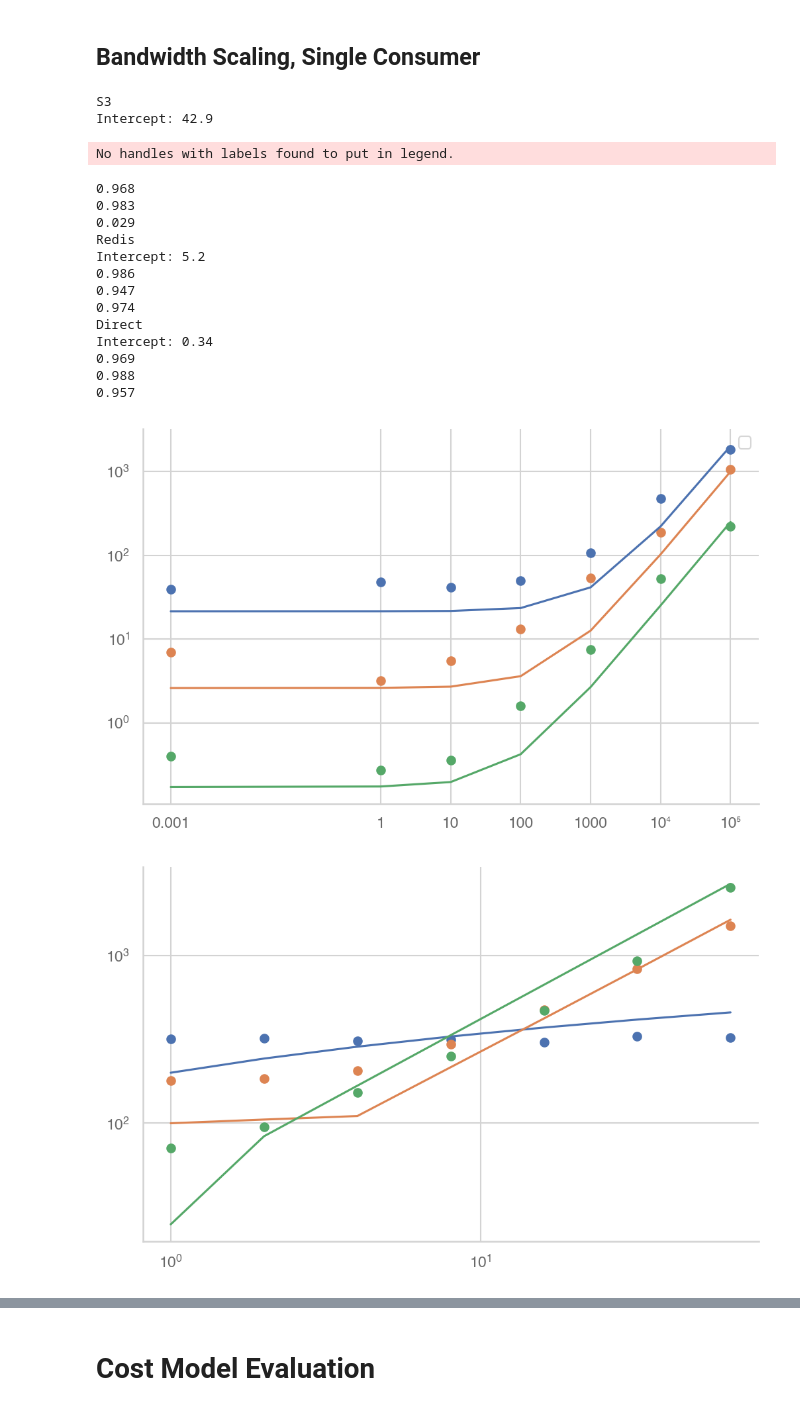
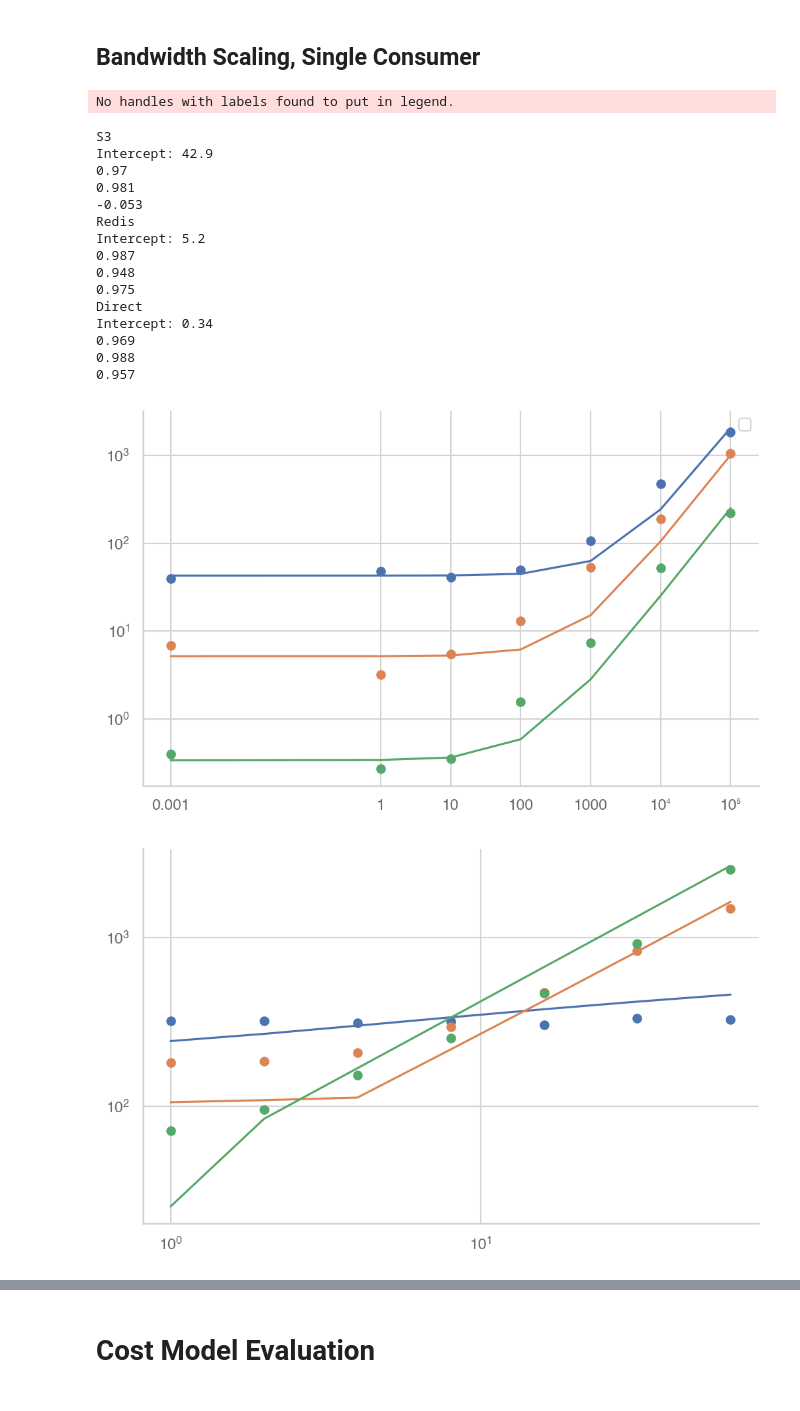
Before and after one commit to OpenCoreCH/LambdaCommBenchmarks, a Jupyter notebook: analysis/lambda_comm_benchmarks.ipynb, the cells around one changed output, grey strips where cells are left out. Saved outputs shown, nothing was run; the diff lists cells and outputs as text; code cells hidden in the pictures.

```diff
--- a/analysis/lambda_comm_benchmarks.ipynb
+++ b/analysis/lambda_comm_benchmarks.ipynb
@@ -1111,7 +1111,7 @@ for experiment_name, means in p2p_experiment_means.items():
         elif experiment_name == "S3":
             transfer_in_s = (agg_size / 1000) / s3_bandwidth
         #pred = intercept + transfer_in_s * 1000
-        pred = 0.5 * intercept + transfer_in_s * 1000
+        pred = np.log2(1 + 1) * intercept + transfer_in_s * 1000
         preds.append(pred)
     #print(np.array(preds).reshape(-1,1))
     #print(np.array(list(plot_data.values())).reshape(-1,1))
@@ -1130,57 +1130,57 @@ for experiment_name, means in p2p_experiment_means.items():
             transfer_in_s = (agg_size / 1000) / redis_bw_multiple
         elif experiment_name == "S3":
             transfer_in_s = (agg_size / 1000) / (8 * s3_bandwidth)
-        pred = np.log2(8) * intercept + transfer_in_s * 1000
+        pred = np.log2(8 + 1) * intercept + transfer_in_s * 1000
         preds.append(pred)
     #print(np.array(preds).reshape(-1,1))
     #print(np.array(list(one_to_many_performance_means[experiment_name].values())).reshape(-1,1))
     ax3.scatter(list(one_to_many_performance_means[experiment_name].keys()), list(one_to_many_performance_means[experiment_name].values()))
     ax3.plot(list(one_to_many_performance_means[experiment_name].keys()), preds)
     print(round(r2_score(np.array(preds).reshape(-1,1), np.array(list(one_to_many_performance_means[experiment_name].values())).reshape(-1,1)), 3))
 
     preds = []
     for num_lambda in multiple_data.keys():
         agg_size = 10000 * num_lambda
         if experiment_name == "Direct":
             if num_lambda == 1:
                 factor = 1.0
             else:
                 factor = 0.6
             transfer_in_s = (agg_size / 1000) / (factor * direct_bandwidth)
         elif experiment_name == "Redis":
             transfer_in_s = (agg_size / 1000) / np.min([num_lambda * redis_bw_single, redis_bw_multiple])
         elif experiment_name == "S3":
             transfer_in_s = (agg_size / 1000) / (num_lambda * s3_bandwidth)
-        pred = np.log2(num_lambda) * intercept + transfer_in_s * 1000
+        pred = np.log2(num_lambda + 1) * intercept + transfer_in_s * 1000
         preds.append(pred)
     #print(np.array(preds).reshape(-1,1))
     #print(np.array(list(multiple_data.values())).reshape(-1,1))
     print(round(r2_score(np.array(preds).reshape(-1,1), np.array(list(multiple_data.values())).reshape(-1,1)), 3))
     ax2.scatter(list(multiple_data.keys()), list(multiple_data.values()))
     ax2.plot(list(multiple_data.keys()), preds)
 
 ax.legend()
 #fig.savefig(os.path.join(OUTPUT_PATH, "p2p_costs.pdf"))
 plt.show()
 # %% [output]
-S3
-Intercept: 42.9
+No handles with labels found to put in legend.
-No handles with labels found to put in legend.
+S3
+Intercept: 42.9
+0.97
+0.981
+-0.053
+Redis
+Intercept: 5.2
+0.987
+0.948
+0.975
+Direct
+Intercept: 0.34
+0.969
+0.988
+0.957
-0.968
-0.983
-0.029
-Redis
-Intercept: 5.2
-0.986
-0.947
-0.974
-Direct
-Intercept: 0.34
-0.969
-0.988
-0.957
-[figure, old version]
+[figure, new version]
-[figure, old version]
+[figure, new version]
 [figure]
 # %% [markdown]
 # Cost Model Evaluation
```
Also changed, not shown: parts of 4 cells of this notebook.
